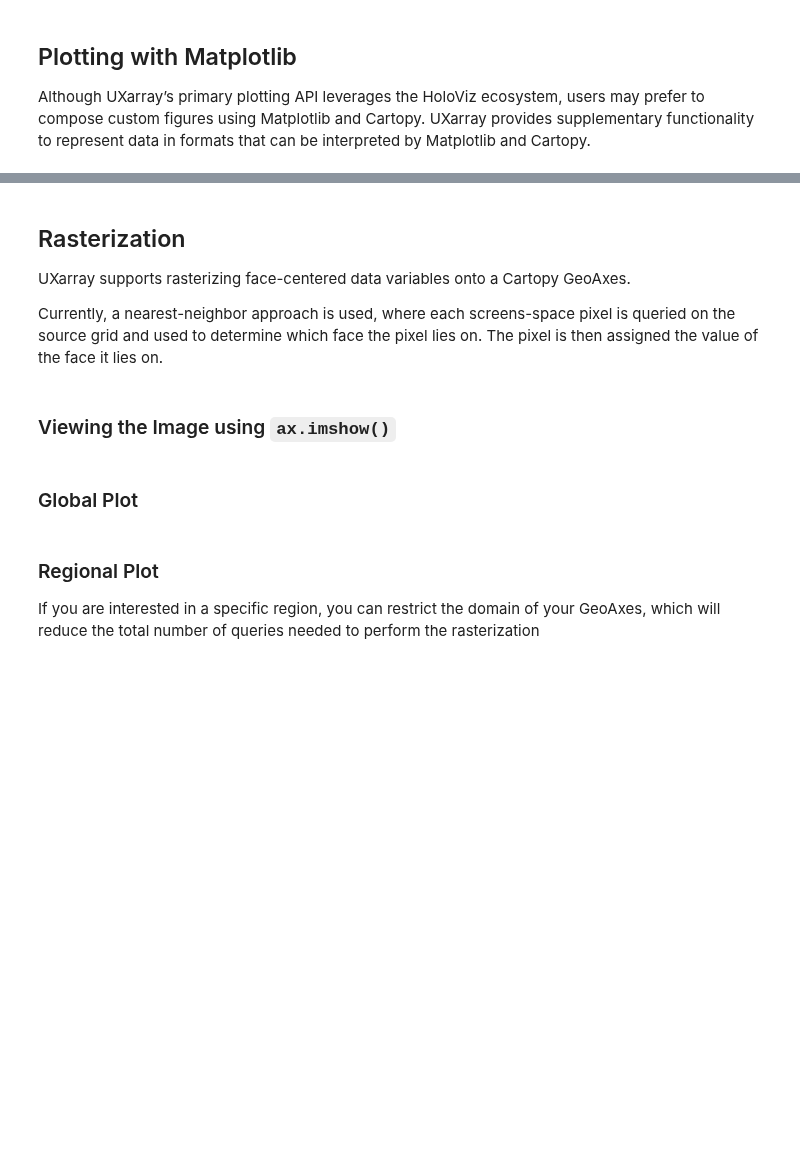
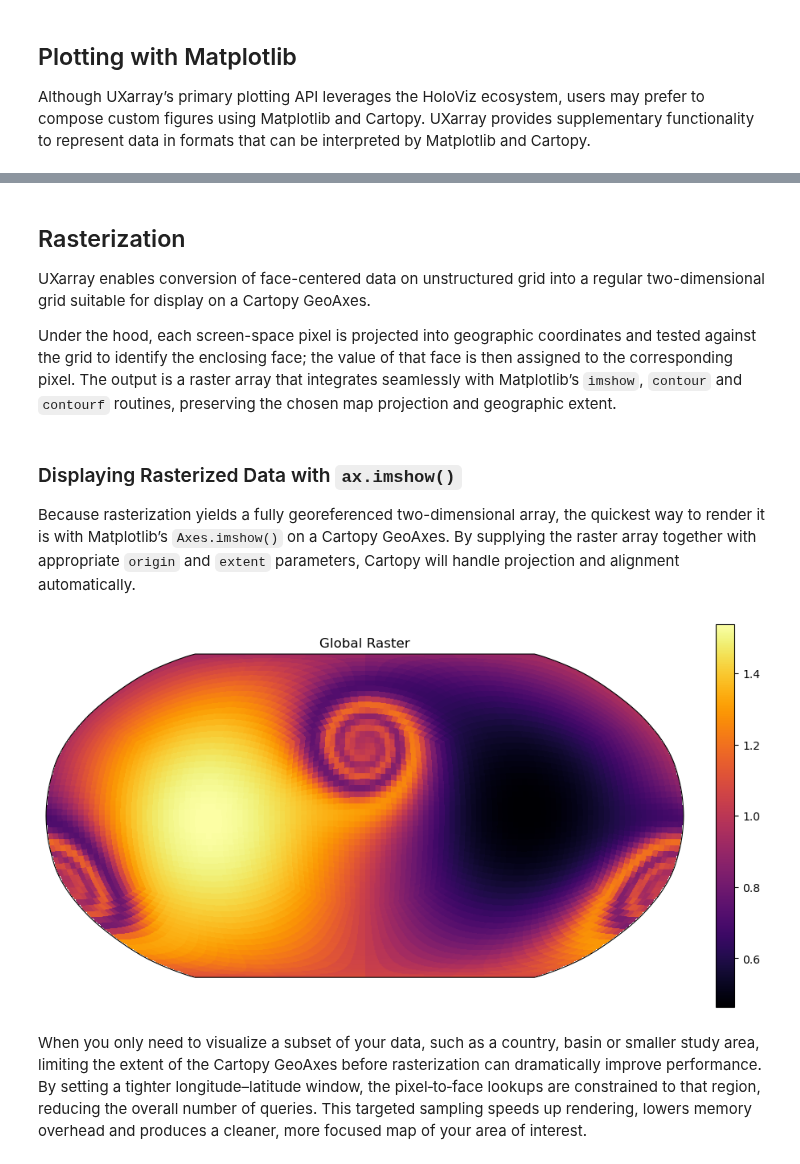
Before and after one commit to UXARRAY/uxarray, a Jupyter notebook: docs/user-guide/mpl.ipynb, the cells around one changed output, grey strips where cells are left out. Drawn from its saved outputs; the diff is of its cells as text; code cells hidden in the pictures; blank space fills up the shorter version.

```diff
--- a/docs/user-guide/mpl.ipynb
+++ b/docs/user-guide/mpl.ipynb
@@ -18,23 +24,29 @@ uxds = ux.open_dataset(grid_path, data_path)
 # %% [markdown]
 ## Rasterization
 
-UXarray supports rasterizing face-centered data variables onto a Cartopy GeoAxes.
+UXarray enables conversion of face-centered data on unstructured grid into a regular two-dimensional grid suitable for display on a Cartopy GeoAxes.
 
-Currently, a nearest-neighbor approach is used, where each screens-space pixel is queried on the source grid and used to determine which face the pixel lies on. The pixel is then assigned the value of the face it lies on.
+Under the hood, each screen-space pixel is projected into geographic coordinates and tested against the grid to identify the enclosing face; the value of that face is then assigned to the corresponding pixel. The output is a raster array that integrates seamlessly with Matplotlib’s `imshow`, `contour` and `contourf` routines, preserving the chosen map projection and geographic extent.
 # %% [markdown]
-### Viewing the Image using `ax.imshow()`
+### Displaying Rasterized Data with `ax.imshow()`
+
+Because rasterization yields a fully georeferenced two-dimensional array, the quickest way to render it is with Matplotlib’s `Axes.imshow()` on a Cartopy GeoAxes. By supplying the raster array together with appropriate `origin` and `extent` parameters, Cartopy will handle projection and alignment automatically.
-# %% [markdown]
-### Global Plot
 # %%
-fig, ax = plt.subplots(subplot_kw={"projection": ccrs.Robinson()}, figsize=(9, 6))
+fig, ax = plt.subplots(
+    subplot_kw={"projection": ccrs.Robinson()}, figsize=(9, 6), constrained_layout=True
+)
 
 ax.set_global()
 
+raster = uxds["psi"].rasterize_to_geoaxes(ax=ax)
+img = ax.imshow(
+    raster, cmap="inferno", origin="lower", extent=ax.get_xlim() + ax.get_ylim()
+)
+ax.set_title("Global Raster")
 
-raster = uxds["psi"].rasterize_to_geoaxes(ax=ax)
-ax.imshow(raster, cmap="inferno", origin="lower", extent=ax.get_xlim() + ax.get_ylim())
+cbar = fig.colorbar(img, ax=ax, fraction=0.03)
+# %% [output]
+[figure, added]
 # %% [markdown]
-### Regional Plot
-
-If you are interested in a specific region, you can restrict the domain of your GeoAxes, which will reduce the total number of queries needed to perform the rasterization
+When you only need to visualize a subset of your data, such as a country, basin or smaller study area, limiting the extent of the Cartopy GeoAxes before rasterization can dramatically improve performance. By setting a tighter longitude–latitude window, the pixel‐to‐face lookups are constrained to that region, reducing the overall number of queries. This targeted sampling speeds up rendering, lowers memory overhead and produces a cleaner, more focused map of your area of interest.
 # %%
```
Also changed, not shown: parts of 4 cells of this notebook, 1 other file.
